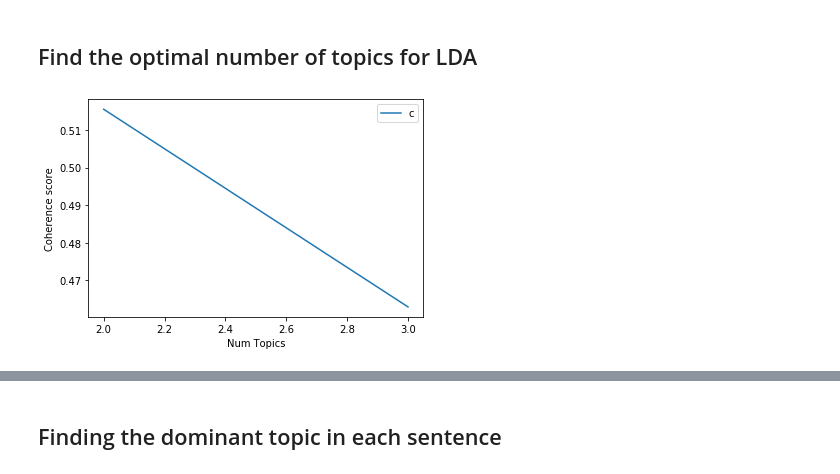
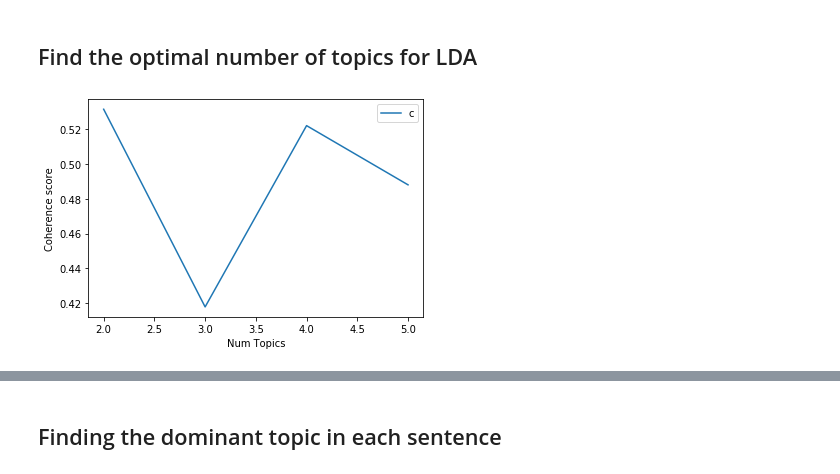
Before and after one commit to abhi1512/Service-Request_Classification, a Jupyter notebook: IncidentThemesTopicModelling.ipynb, the cells around one changed output, grey strips where cells are left out. Drawn from its saved outputs; the diff is of its cells as text; code cells hidden in the pictures.

```diff
--- a/IncidentThemesTopicModelling.ipynb
+++ b/IncidentThemesTopicModelling.ipynb
@@ -257,19 +257,19 @@ model_list, coherence_values = compute_coherence_values(dictionary=id2word,
                                                         corpus=corpus,
                                                         texts=data_words,
                                                         start=2,
-                                                        limit=4,
+                                                        limit=6,
                                                         step=1)
 # %%
 # Show graph
-limit=4; start=2; step=1;
+limit=6; start=2; step=1;
 x = range(start, limit, step)
 plt.plot(x, coherence_values)
 plt.xlabel("Num Topics")
 plt.ylabel("Coherence score")
 plt.legend(("coherence_values"), loc='best')
 plt.show()
 # %% [output]
-[figure, old version]
+[figure, new version]
 # %%
 # Print the coherence scores
 for m, cv in zip(x, coherence_values):
```
Also changed, not shown: parts of 10 cells of this notebook, 1 other file.
